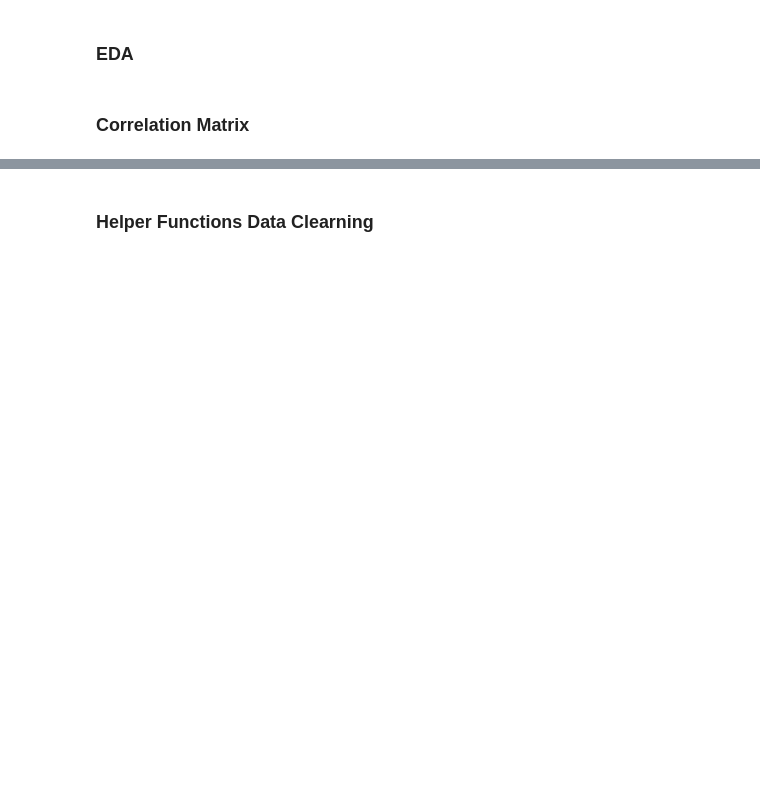
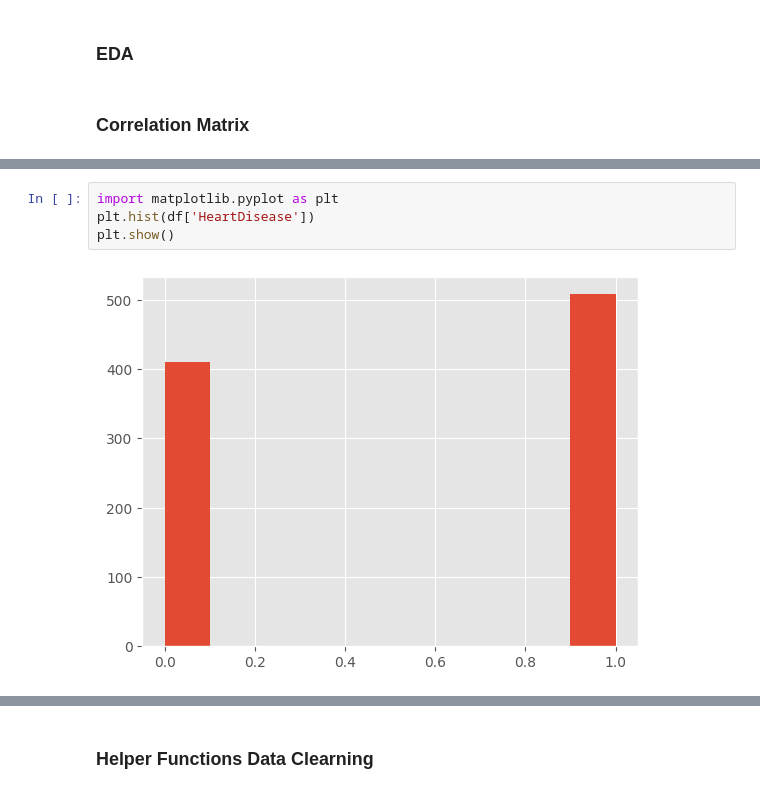
Before and after one commit to ShawnLiu119/Coding_test_modeling_template, a Jupyter notebook: Coding_Test_Template_Classification.ipynb, the cells around one changed output, grey strips where cells are left out. Cells and saved outputs as stored; diff of their text form; blank space fills up the shorter version.

```diff
--- a/Coding_Test_Template_Classification.ipynb
+++ b/Coding_Test_Template_Classification.ipynb
@@ -103,3 +103,9 @@ px.imshow(df.corr(numeric_only = True),title="Correlation Plot of the Heat Failu
 #Darker shades represents negative correlation
 # %% [output]
 [interactive output not drawn]
+# %%
+import matplotlib.pyplot as plt
+plt.hist(df['HeartDisease'])
+plt.show()
+# %% [output]
+[figure, added]
```
Also changed, not shown: parts of 10 cells of this notebook.
